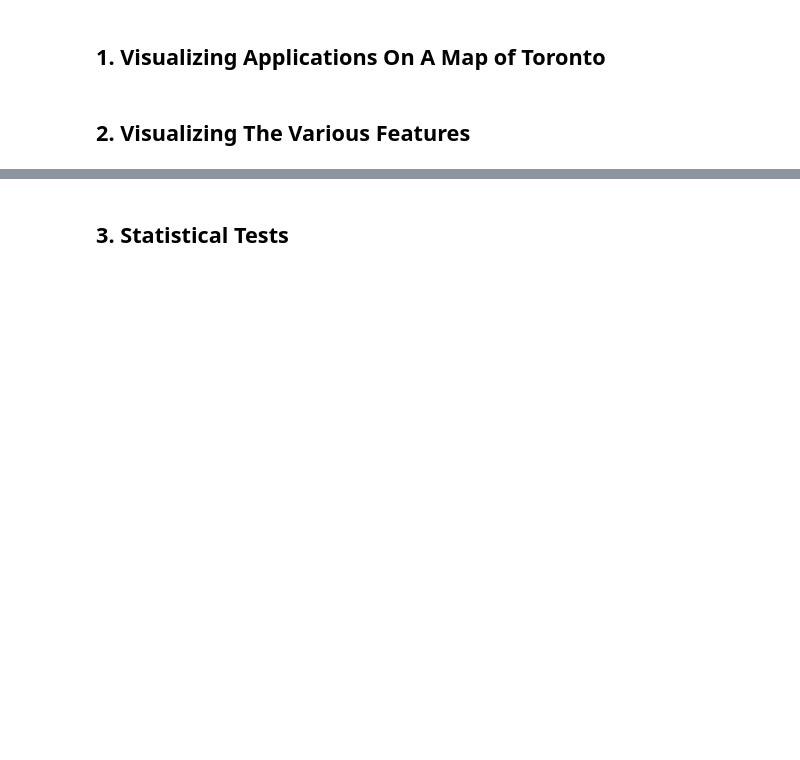
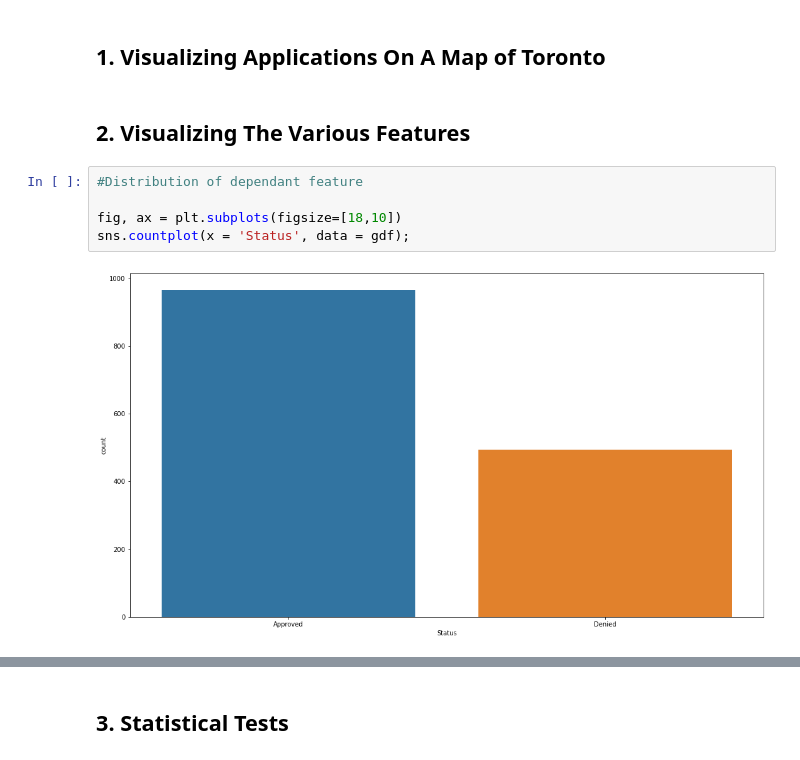
Before and after one commit to RoryAJames/TorontoDevelopmentApplications, a Jupyter notebook: Exploratory Data Analysis.ipynb, the cells around one changed output, grey strips where cells are left out. Cells and saved outputs as stored; diff of their text form; blank space fills up the shorter version.

Commit message:
Added log reg and plots

```diff
--- a/Exploratory Data Analysis.ipynb
+++ b/Exploratory Data Analysis.ipynb
@@ -64,3 +84,10 @@ gdf.head()
 ## 1. Visualizing Applications On A Map of Toronto
 # %% [markdown]
 ## 2. Visualizing The Various Features
+# %%
+#Distribution of dependant feature
+
+fig, ax = plt.subplots(figsize=[18,10])
+sns.countplot(x = 'Status', data = gdf);
+# %% [output]
+[figure, added]
```
Also changed, not shown: parts of 11 cells of this notebook.
